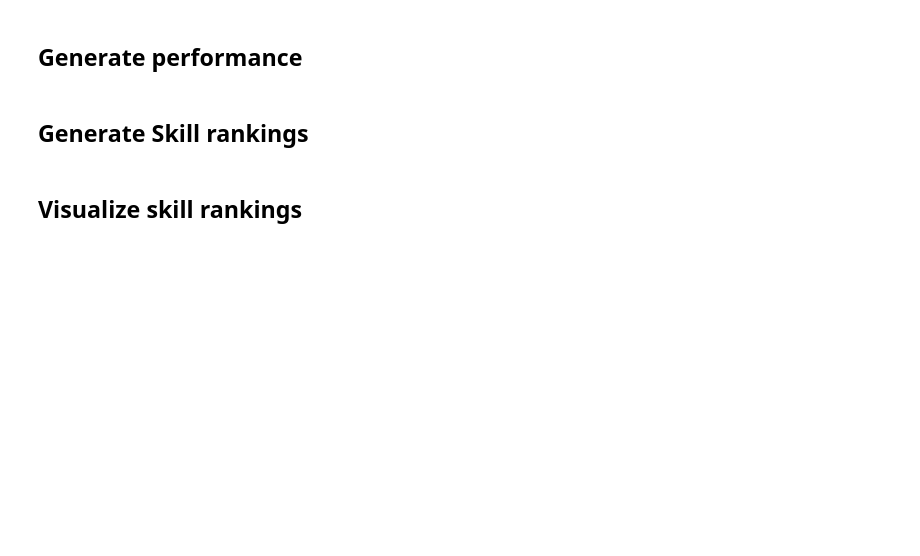
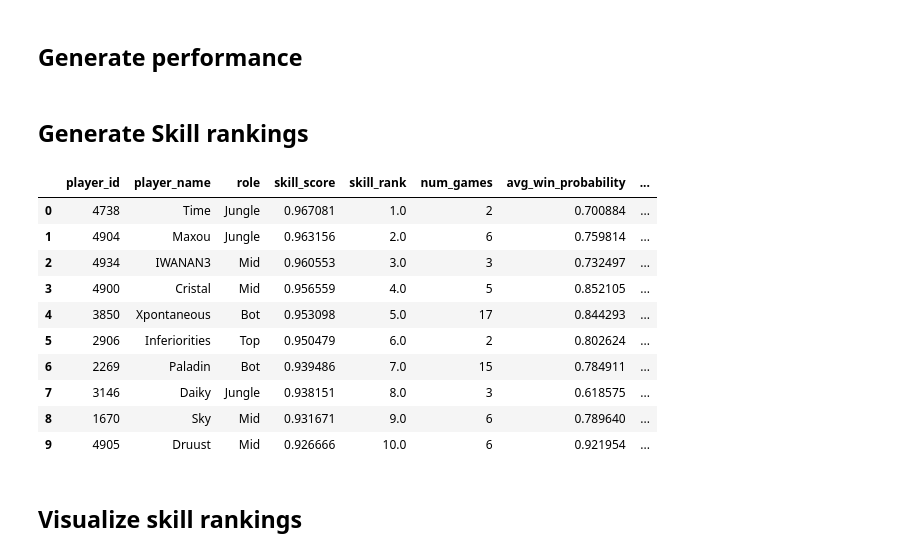
Before and after one commit to ARTHURVANBELLE/AI_LAB_MA1, a Jupyter notebook: models/2_models_features_importance.ipynb, the cells around one changed output. Saved outputs shown, nothing was run; the diff lists cells and outputs as text; code cells hidden in the pictures; blank space fills up the shorter version.

```diff
--- a/models/2_models_features_importance.ipynb
+++ b/models/2_models_features_importance.ipynb
@@ -341,3 +365,5 @@ KeyboardInterrupt:
+# %%
+df_win_probs = pd.read_csv('computed_dataframe/win_probabilities.csv')
 # %% [markdown]
 ## Generate performance
 # %%
@@ -349,13 +375,25 @@ df_normalized_metrics = normalize_performance_by_role(df_performance_metrics)
 # %%
 
 skill_rankings = compute_skill_rank(df_normalized_metrics)
 
 player_names = df_game_players_stats[['player_id', 'player_name']].drop_duplicates()
 skill_rankings = skill_rankings.merge(player_names, on='player_id')
 
 skill_rankings[['player_id', 'player_name', 'role', 'skill_score',
                 'skill_rank', 'num_games', 'avg_win_probability',
-                'actual_win_rate', 'impact_score']]
+                'actual_win_rate', 'impact_score']].head(10)
+# %% [output]
+|  | player_id | player_name | role | skill_score | skill_rank | num_games | avg_win_probability | ... |
+| 0 | 4738 | Time | Jungle | 0.967081 | 1.0 | 2 | 0.700884 | ... |
+| 1 | 4904 | Maxou | Jungle | 0.963156 | 2.0 | 6 | 0.759814 | ... |
+| 2 | 4934 | IWANAN3 | Mid | 0.960553 | 3.0 | 3 | 0.732497 | ... |
+| 3 | 4900 | Cristal | Mid | 0.956559 | 4.0 | 5 | 0.852105 | ... |
+| 4 | 3850 | Xpontaneous | Bot | 0.953098 | 5.0 | 17 | 0.844293 | ... |
+| 5 | 2906 | Inferiorities | Top | 0.950479 | 6.0 | 2 | 0.802624 | ... |
+| 6 | 2269 | Paladin | Bot | 0.939486 | 7.0 | 15 | 0.784911 | ... |
+| 7 | 3146 | Daiky | Jungle | 0.938151 | 8.0 | 3 | 0.618575 | ... |
+| 8 | 1670 | Sky | Mid | 0.931671 | 9.0 | 6 | 0.789640 | ... |
+| 9 | 4905 | Druust | Mid | 0.926666 | 10.0 | 6 | 0.921954 | ... |
 # %% [markdown]
 ## Visualize skill rankings
 # %%
```
Also changed, not shown: parts of 6 cells of this notebook, 3 other files.
